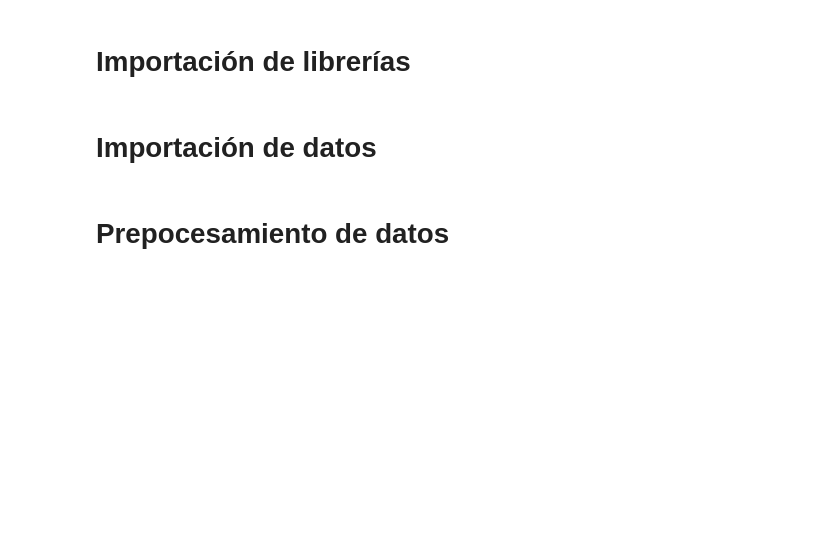
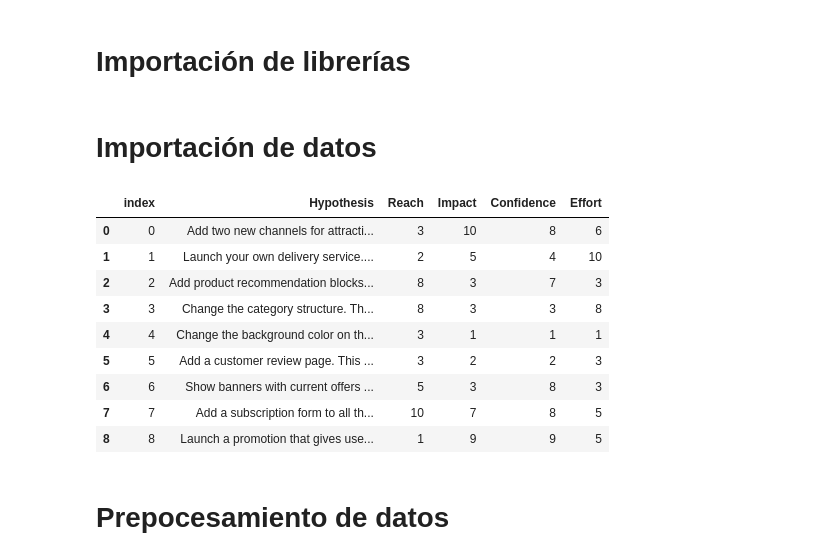
Before and after one commit to Kiara-caceres/TripleTen-Israel-2024-Data-Analysis-Projectos, a Jupyter notebook: Proyecto- Prueba Test A-B de una tienda online/Prueba test A-B en la toma de decisiones.ipynb, the cells around one changed output. Saved outputs shown, nothing was run; the diff lists cells and outputs as text; code cells hidden in the pictures; blank space fills up the shorter version.

```diff
--- a/Proyecto- Prueba Test A-B de una tienda online/Prueba test A-B en la toma de decisiones.ipynb
+++ b/Proyecto- Prueba Test A-B de una tienda online/Prueba test A-B en la toma de decisiones.ipynb
@@ -21,3 +20,17 @@ visitas=pd.read_csv('/datasets/visits_us.csv')
+# %%
+df_hipotesis=pd.read_csv('hypotheses_us.csv', sep=';').reset_index()
+df_hipotesis
+# %% [output]
+|  | index | Hypothesis | Reach | Impact | Confidence | Effort |
+| 0 | 0 | Add two new channels for attracti... | 3 | 10 | 8 | 6 |
+| 1 | 1 | Launch your own delivery service.... | 2 | 5 | 4 | 10 |
+| 2 | 2 | Add product recommendation blocks... | 8 | 3 | 7 | 3 |
+| 3 | 3 | Change the category structure. Th... | 8 | 3 | 3 | 8 |
+| 4 | 4 | Change the background color on th... | 3 | 1 | 1 | 1 |
+| 5 | 5 | Add a customer review page. This ... | 3 | 2 | 2 | 3 |
+| 6 | 6 | Show banners with current offers ... | 5 | 3 | 8 | 3 |
+| 7 | 7 | Add a subscription form to all th... | 10 | 7 | 8 | 5 |
+| 8 | 8 | Launch a promotion that gives use... | 1 | 9 | 9 | 5 |
 # %% [markdown]
 # Prepocesamiento de datos
 # %% [markdown]
```
Also changed, not shown: parts of 4 cells of this notebook.
